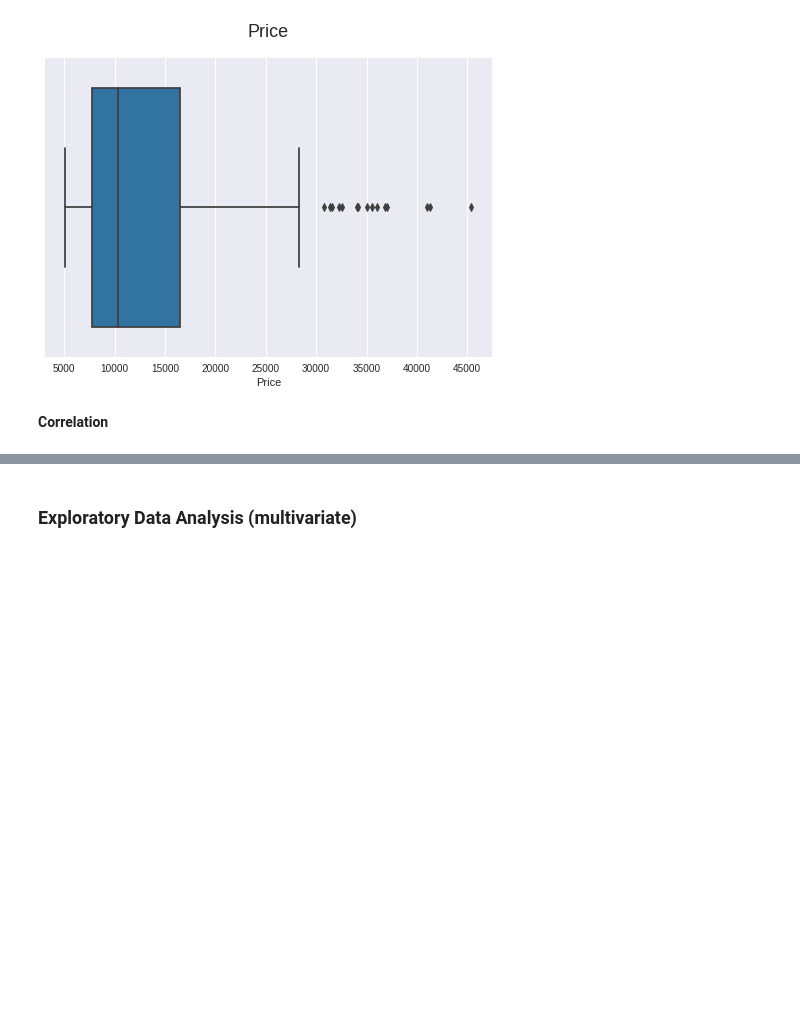
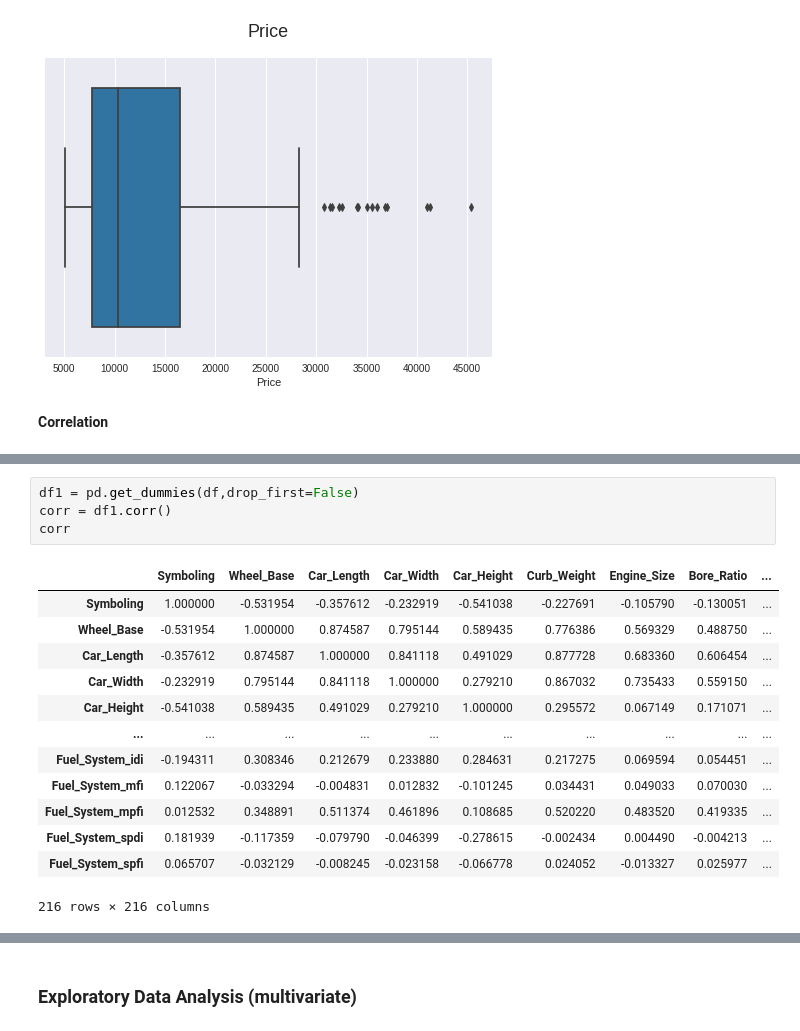
Before and after one commit to ialkamal/project2-machine-learning, a Jupyter notebook: Project2.ipynb, the cells around one changed output, grey strips where cells are left out. Cells and saved outputs as stored; diff of their text form; blank space fills up the shorter version.

```diff
--- a/Project2.ipynb
+++ b/Project2.ipynb
@@ -503 +483,19 @@ corr
+# %%
+df1 = pd.get_dummies(df,drop_first=False)
+corr = df1.corr()
+corr
+# %% [output]
+|  | Symboling | Wheel_Base | Car_Length | Car_Width | Car_Height | Curb_Weight | Engine_Size | Bore_Ratio | ... |
+| Symboling | 1.000000 | -0.531954 | -0.357612 | -0.232919 | -0.541038 | -0.227691 | -0.105790 | -0.130051 | ... |
+| Wheel_Base | -0.531954 | 1.000000 | 0.874587 | 0.795144 | 0.589435 | 0.776386 | 0.569329 | 0.488750 | ... |
+| Car_Length | -0.357612 | 0.874587 | 1.000000 | 0.841118 | 0.491029 | 0.877728 | 0.683360 | 0.606454 | ... |
+| Car_Width | -0.232919 | 0.795144 | 0.841118 | 1.000000 | 0.279210 | 0.867032 | 0.735433 | 0.559150 | ... |
+| Car_Height | -0.541038 | 0.589435 | 0.491029 | 0.279210 | 1.000000 | 0.295572 | 0.067149 | 0.171071 | ... |
+| ... | ... | ... | ... | ... | ... | ... | ... | ... | ... |
+| Fuel_System_idi | -0.194311 | 0.308346 | 0.212679 | 0.233880 | 0.284631 | 0.217275 | 0.069594 | 0.054451 | ... |
+| Fuel_System_mfi | 0.122067 | -0.033294 | -0.004831 | 0.012832 | -0.101245 | 0.034431 | 0.049033 | 0.070030 | ... |
+| Fuel_System_mpfi | 0.012532 | 0.348891 | 0.511374 | 0.461896 | 0.108685 | 0.520220 | 0.483520 | 0.419335 | ... |
+| Fuel_System_spdi | 0.181939 | -0.117359 | -0.079790 | -0.046399 | -0.278615 | -0.002434 | 0.004490 | -0.004213 | ... |
+| Fuel_System_spfi | 0.065707 | -0.032129 | -0.008245 | -0.023158 | -0.066778 | 0.024052 | -0.013327 | 0.025977 | ... |
+216 rows × 216 columns
 # %%
```
Also changed, not shown: parts of 6 cells of this notebook.
